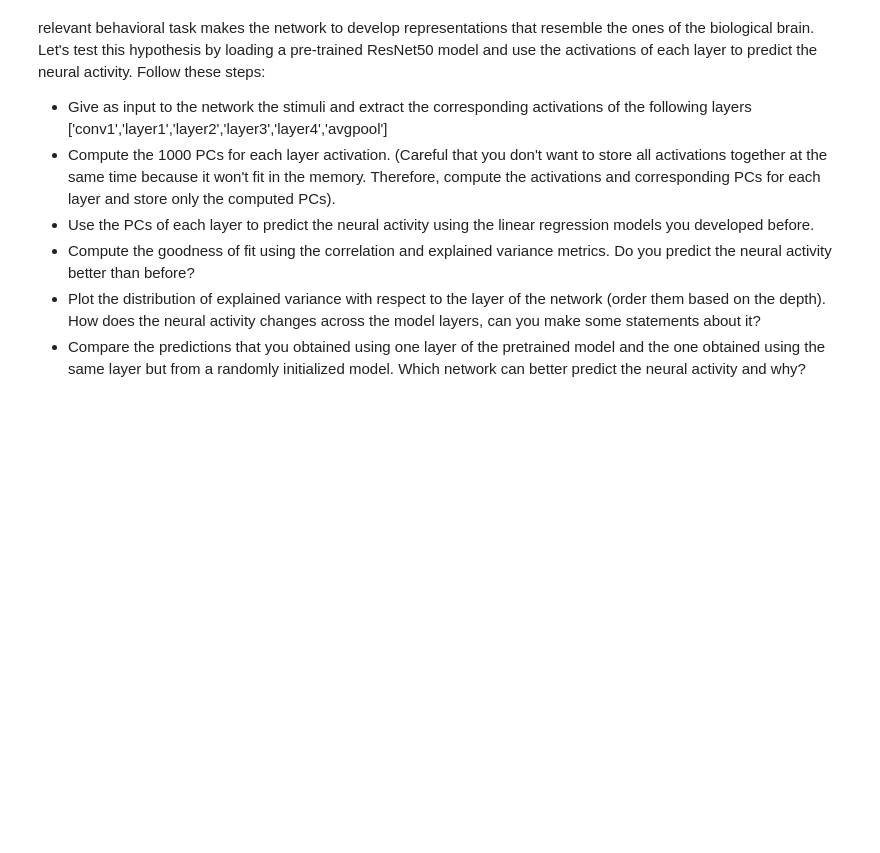
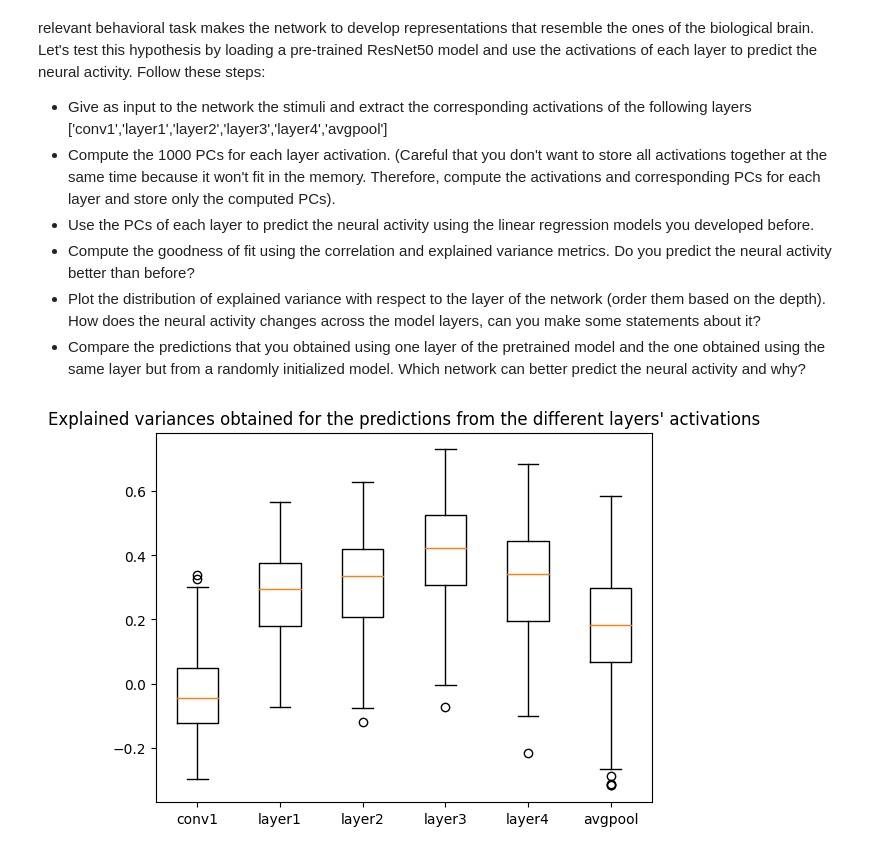
Before and after one commit to meriadecmorrier/NX414-Project, a Jupyter notebook: week5/week5.ipynb, the cells around one changed output. Saved outputs shown, nothing was run; the diff lists cells and outputs as text; code cells hidden in the pictures; blank space fills up the shorter version.

```diff
--- a/week5/week5.ipynb
+++ b/week5/week5.ipynb
@@ -236,11 +251,9 @@ def new_resnet(arch: str, outlayer: str, block: Type[Union[BasicBlock, Bottlenec
                                             progress=progress)
       model.load_state_dict(state_dict)
   return model
-# %%
-#We convert our stimulus into tensors
-stimulus_train=torch.from_numpy(stimulus_train)
-#Perform a very standard normalization
-normalize = torchvision.transforms.Normalize(mean=[0.485, 0.456, 0.406], std=[0.229, 0.224, 0.225],inplace=True)
-normalize(stimulus_train)
+# %%
+#We convert our stimulus into tensors
+stimulus_train_torch=torch.from_numpy(stimulus_train)
+stimulus_val_torch=torch.from_numpy(stimulus_val)
 # %%
 layers=['conv1','layer1','layer2','layer3','layer4','avgpool']
@@ -278,0 +288,20 @@ for i in range(len(layers)):
+# %%
+best_alpha=1
+correlations= []
+explained_variances=[]
+for i in range(len(PCA_trains)):
+    #Training a ridge_regression model on these PCs
+    ridge_reg = Ridge(alpha=best_alpha).fit(PCA_trains[i], spikes_train)
+    #Predictions for the validation set
+    pred=ridge_reg.predict(PCA_validations[i])
+    corr,exp_var=evaluate_fitted_model(pred)
+    correlations.append(corr)
+    explained_variances.append(exp_var)
+# %%
+#Plotting the results as boxplots for every layer
+#Explained variances
+plt.boxplot(explained_variances,labels=layers)
+plt.title("Explained variances obtained for the predictions from the different layers' activations")
+plt.show()
+# %% [output]
+[figure, added]
```
Also changed, not shown: parts of 10 cells of this notebook.
